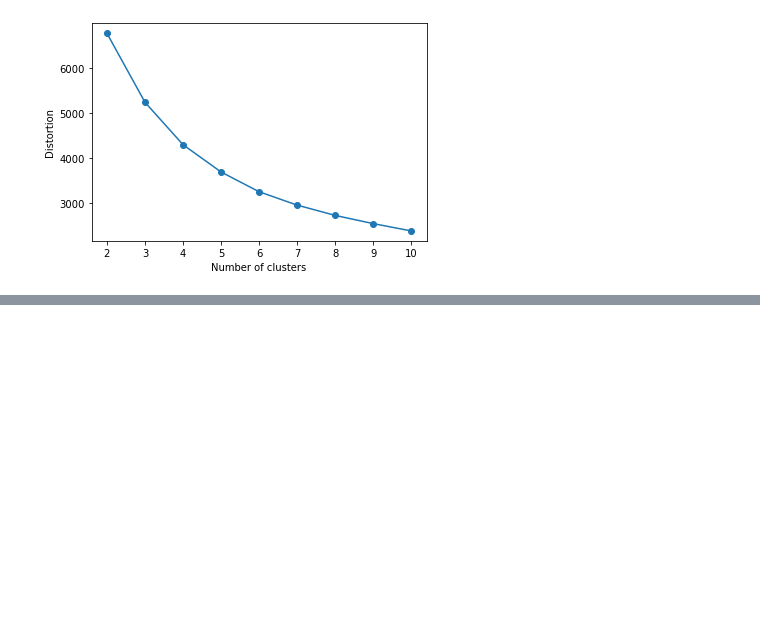
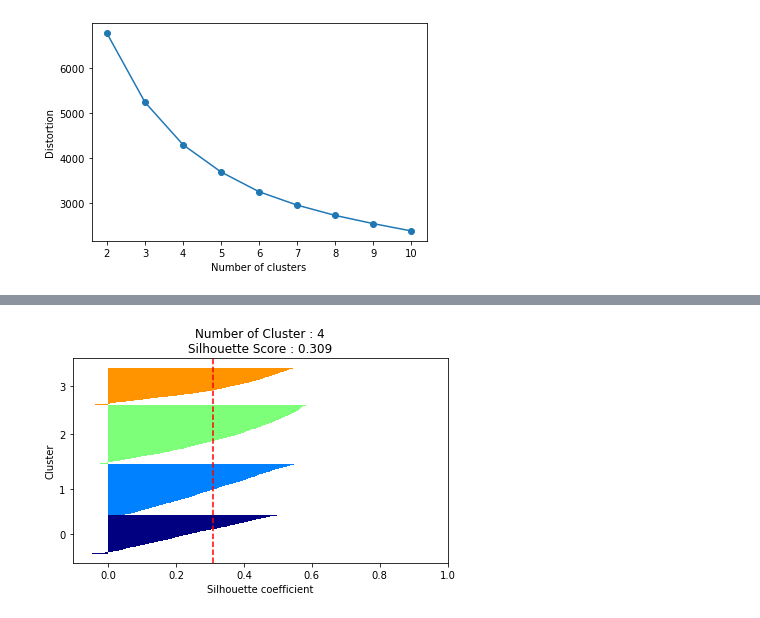
Before and after one commit to sudale/machine-learning, a Jupyter notebook: 군집분석.ipynb, the cells around one changed output, grey strips where cells are left out. Cells and saved outputs as stored; diff of their text form; code cells hidden in the pictures; blank space fills up the shorter version.

```diff
--- a/군집분석.ipynb
+++ b/군집분석.ipynb
@@ -267,0 +290,4 @@ NameError: name 'n_cluster' is not defined
+# %%
+silhouetteViz(4, X_features_scaled)
+# %% [output]
+[figure, added]
```
Also changed, not shown: parts of 18 cells of this notebook, 9 other files.
